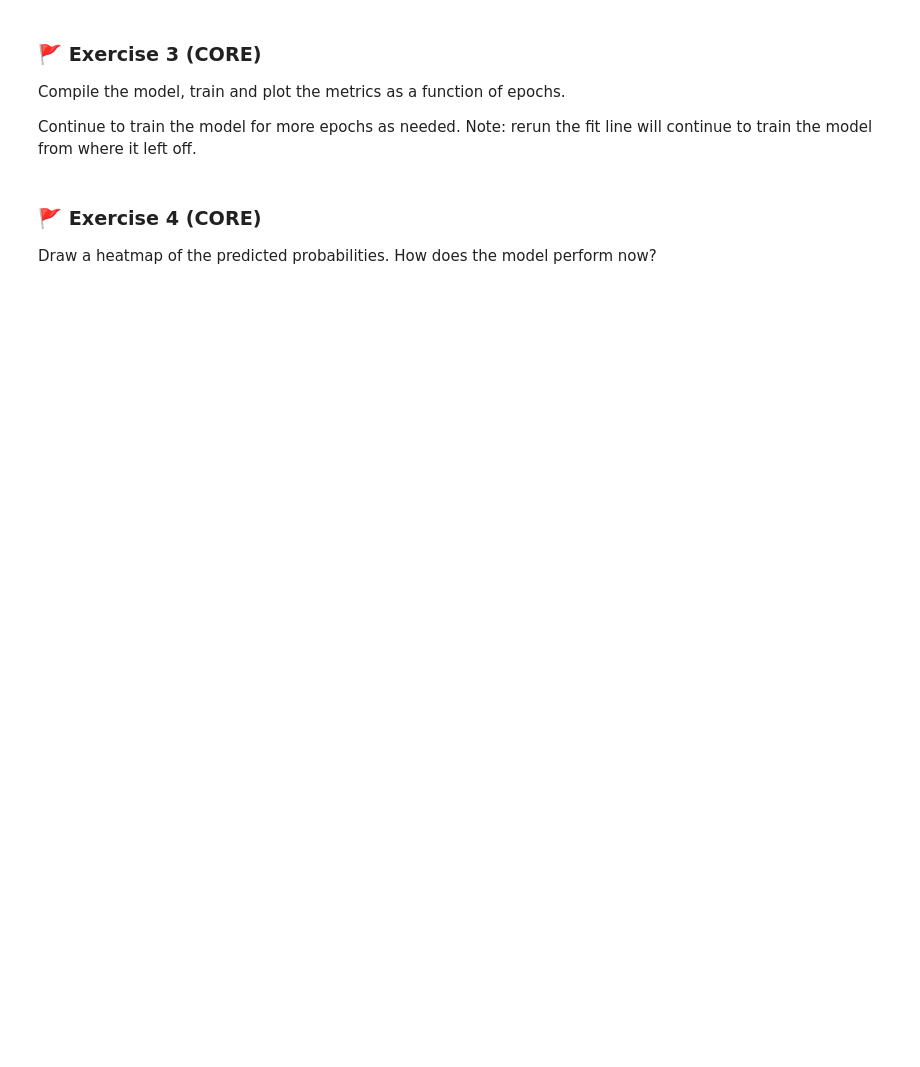
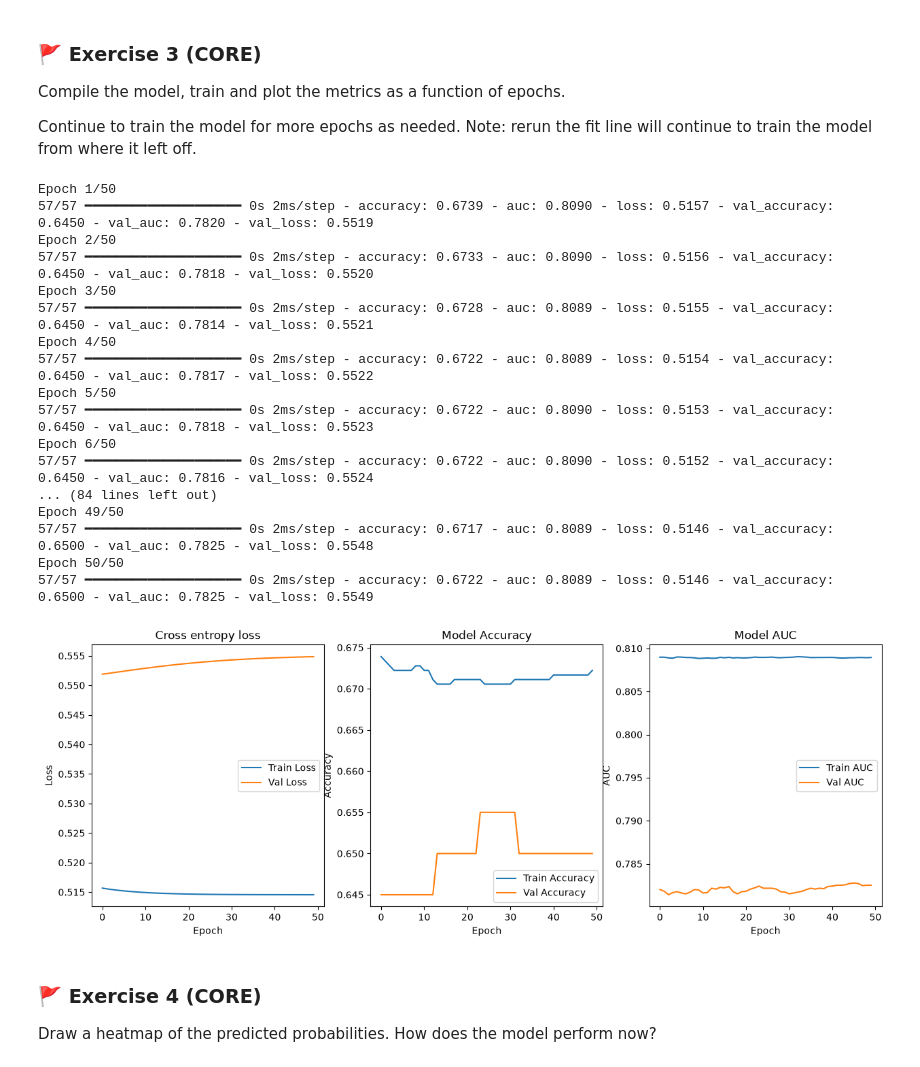
Before and after one commit to thomasvsinclair/ml-workshops, a Jupyter notebook: WS9/mlp_week09.ipynb, the cells around one changed output. Cells and saved outputs as stored; diff of their text form; code cells hidden in the pictures; blank space fills up the shorter version.

```diff
--- a/WS9/mlp_week09.ipynb
+++ b/WS9/mlp_week09.ipynb
@@ -155,7 +179,7 @@ For more details, see: https://keras.io/api/models/model_training_apis/
 **Caution:** the data is not shuffled before splitting the data into a validation set. If the data are ordered in particular way when stored, then the training and validation sets can potentially characterize different populations. Thus, it is recommend to first shuffle the order of your data before fitting.
 # %%
 # If you need to shuffle the training data before fitting uncomment the following lines
-# from sklearn.utils import shuffle
-# X_train, y_train = shuffle(X_train, y_train, random_state=11205)
+from sklearn.utils import shuffle
+X_train, y_train = shuffle(X_train, y_train, random_state=11205)
 # %%
 model_lr.fit(x=X_train, y=y_train, epochs=50, shuffle=True, validation_split=0.1)
@@ -257,6 +342,50 @@ Compile the model, train and plot the metrics as a function of epochs.
 Continue to train the model for more epochs as needed. Note: rerun the fit line will continue to train the model from where it left off.
 # %%
 # Code for your answer here!
+
+model_lr.fit(x=X_train, y=y_train, epochs=50, shuffle=True, validation_split=0.1)
+
+# Plot the training history
+history = model_lr.history.history
+fig, ax = plt.subplots(1, 3, figsize=(15, 5))
+ax[0].plot(history['loss'], label='Train Loss')
+ax[0].plot(history['val_loss'], label='Val Loss')
+ax[0].set_title('Cross entropy loss')
+ax[0].set_xlabel('Epoch')
+ax[0].set_ylabel('Loss')
+ax[0].legend()
+ax[1].plot(history['accuracy'], label='Train Accuracy')
+ax[1].plot(history['val_accuracy'], label='Val Accuracy')
+ax[1].set_title('Model Accuracy')
+ax[1].set_xlabel('Epoch')
+ax[1].set_ylabel('Accuracy')
+ax[1].legend()
+ax[2].plot(history['auc'], label='Train AUC')
+ax[2].plot(history['val_auc'], label='Val AUC')
+ax[2].set_title('Model AUC')
+ax[2].set_xlabel('Epoch')
+ax[2].set_ylabel('AUC')
+ax[2].legend()
+plt.show()
+# %% [output]
+Epoch 1/50
+57/57 ━━━━━━━━━━━━━━━━━━━━ 0s 2ms/step - accuracy: 0.6739 - auc: 0.8090 - loss: 0.5157 - val_accuracy: 0.6450 - val_auc: 0.7820 - val_loss: 0.5519
+Epoch 2/50
+57/57 ━━━━━━━━━━━━━━━━━━━━ 0s 2ms/step - accuracy: 0.6733 - auc: 0.8090 - loss: 0.5156 - val_accuracy: 0.6450 - val_auc: 0.7818 - val_loss: 0.5520
+Epoch 3/50
+57/57 ━━━━━━━━━━━━━━━━━━━━ 0s 2ms/step - accuracy: 0.6728 - auc: 0.8089 - loss: 0.5155 - val_accuracy: 0.6450 - val_auc: 0.7814 - val_loss: 0.5521
+Epoch 4/50
+57/57 ━━━━━━━━━━━━━━━━━━━━ 0s 2ms/step - accuracy: 0.6722 - auc: 0.8089 - loss: 0.5154 - val_accuracy: 0.6450 - val_auc: 0.7817 - val_loss: 0.5522
+Epoch 5/50
+57/57 ━━━━━━━━━━━━━━━━━━━━ 0s 2ms/step - accuracy: 0.6722 - auc: 0.8090 - loss: 0.5153 - val_accuracy: 0.6450 - val_auc: 0.7818 - val_loss: 0.5523
+Epoch 6/50
+57/57 ━━━━━━━━━━━━━━━━━━━━ 0s 2ms/step - accuracy: 0.6722 - auc: 0.8090 - loss: 0.5152 - val_accuracy: 0.6450 - val_auc: 0.7816 - val_loss: 0.5524
+... (84 lines left out)
+Epoch 49/50
+57/57 ━━━━━━━━━━━━━━━━━━━━ 0s 2ms/step - accuracy: 0.6717 - auc: 0.8089 - loss: 0.5146 - val_accuracy: 0.6500 - val_auc: 0.7825 - val_loss: 0.5548
+Epoch 50/50
+57/57 ━━━━━━━━━━━━━━━━━━━━ 0s 2ms/step - accuracy: 0.6722 - auc: 0.8089 - loss: 0.5146 - val_accuracy: 0.6500 - val_auc: 0.7825 - val_loss: 0.5549
+[figure, added]
 # %% [markdown]
 ### 🚩 Exercise 4 (CORE)
 
```
Also changed, not shown: parts of 19 cells of this notebook.
